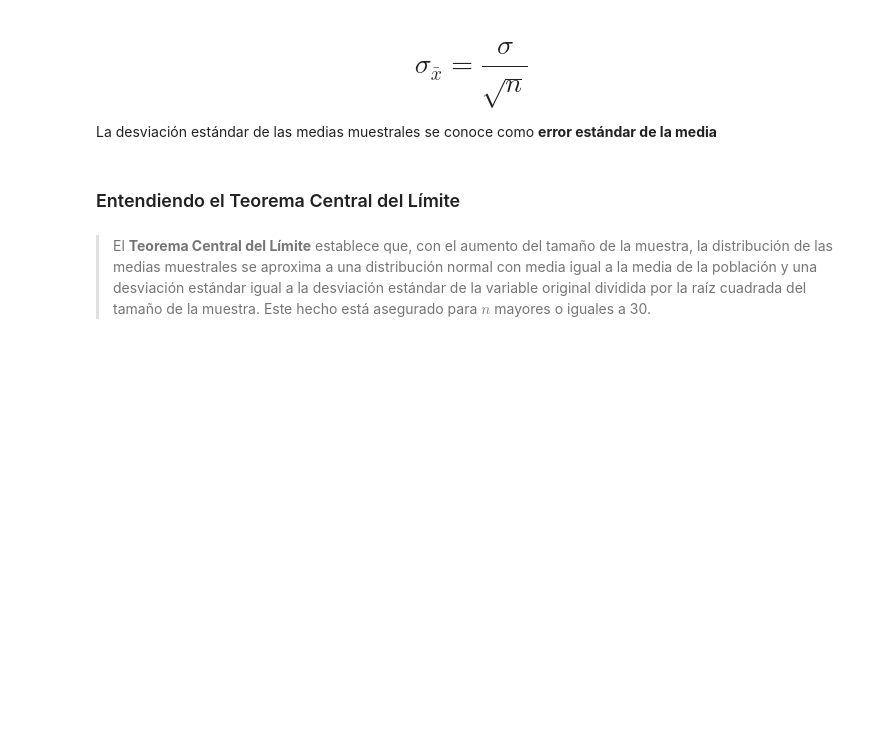
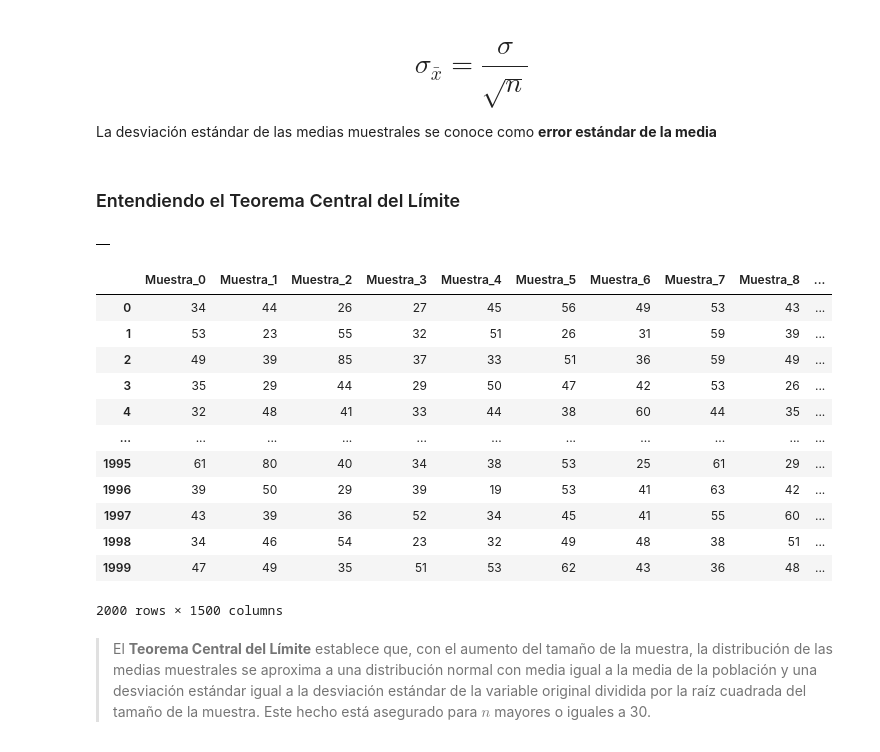
Before and after one commit to cmrondon2000/1764-estadistica-con-python-probabilidad-y-muestreo, a Jupyter notebook: Inicial.ipynb, the cells around one changed output. Saved outputs shown, nothing was run; the diff lists cells and outputs as text; code cells hidden in the pictures; blank space fills up the shorter version.

```diff
--- a/Inicial.ipynb
+++ b/Inicial.ipynb
@@ -836,5 +836,35 @@ Es la forma de hacer suposiciones generalizadas sobre los parámetros de una pob
 La desviación estándar de las medias muestrales se conoce como **error estándar de la media**
 # %% [markdown]
 ### Entendiendo el Teorema Central del Límite
+# %%
+n = 2000
+
+total_de_muestras = 1500
+
+muestras = pd.DataFrame()
+muestras
+# %% [output]
+|  |
+# %%
+for i in range(total_de_muestras):
+  _ = datos.Edad.sample(n)
+  _.index = range(0,len(_))
+  muestras["Muestra_"+ str(i)] = _
+
+muestras
+# %% [output]
+|  | Muestra_0 | Muestra_1 | Muestra_2 | Muestra_3 | Muestra_4 | Muestra_5 | Muestra_6 | Muestra_7 | Muestra_8 | ... |
+| 0 | 34 | 44 | 26 | 27 | 45 | 56 | 49 | 53 | 43 | ... |
+| 1 | 53 | 23 | 55 | 32 | 51 | 26 | 31 | 59 | 39 | ... |
+| 2 | 49 | 39 | 85 | 37 | 33 | 51 | 36 | 59 | 49 | ... |
+| 3 | 35 | 29 | 44 | 29 | 50 | 47 | 42 | 53 | 26 | ... |
+| 4 | 32 | 48 | 41 | 33 | 44 | 38 | 60 | 44 | 35 | ... |
+| ... | ... | ... | ... | ... | ... | ... | ... | ... | ... | ... |
+| 1995 | 61 | 80 | 40 | 34 | 38 | 53 | 25 | 61 | 29 | ... |
+| 1996 | 39 | 50 | 29 | 39 | 19 | 53 | 41 | 63 | 42 | ... |
+| 1997 | 43 | 39 | 36 | 52 | 34 | 45 | 41 | 55 | 60 | ... |
+| 1998 | 34 | 46 | 54 | 23 | 32 | 49 | 48 | 38 | 51 | ... |
+| 1999 | 47 | 49 | 35 | 51 | 53 | 62 | 43 | 36 | 48 | ... |
+2000 rows × 1500 columns
 # %% [markdown]
 > El **Teorema Central del Límite** establece que, con el aumento del tamaño de la muestra, la distribución de las medias muestrales se aproxima a una distribución normal con media igual a la media de la población y una desviación estándar igual a la desviación estándar de la variable original dividida por la raíz cuadrada del tamaño de la muestra. Este hecho está asegurado para $n$ mayores o iguales a 30.
```
Also changed, not shown: parts of 19 cells of this notebook.
